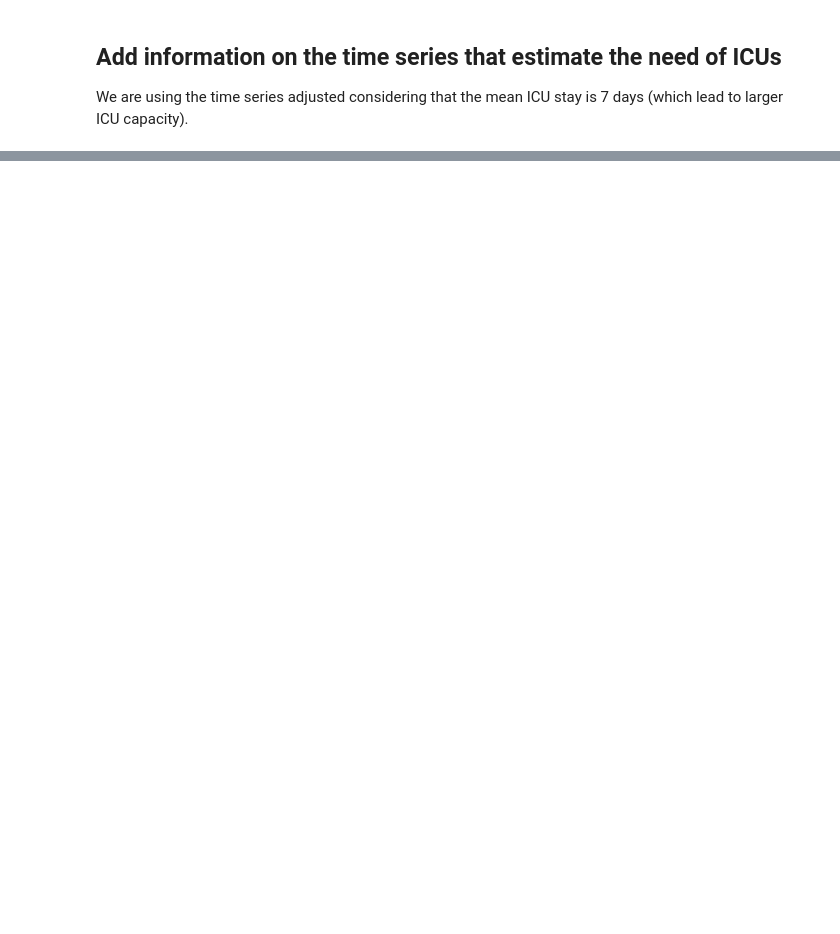
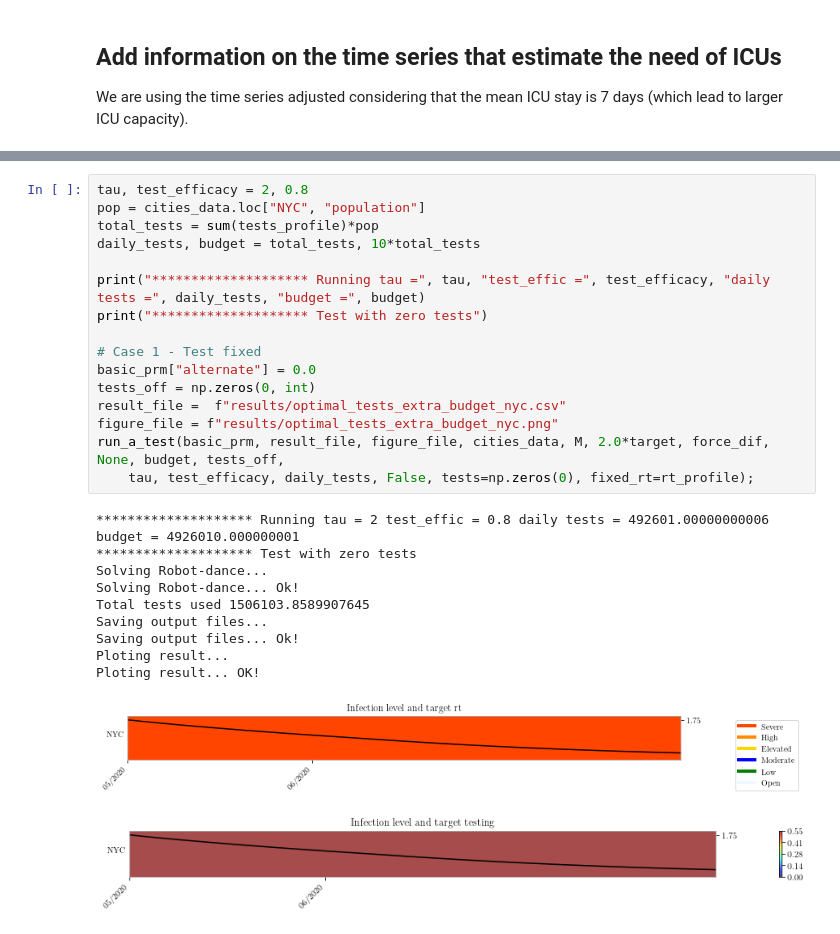
Before and after one commit to pjssilva/Robot-dance, a Jupyter notebook: test_control_test.ipynb, the cells around one changed output, grey strips where cells are left out. Cells and saved outputs as stored; diff of their text form; blank space fills up the shorter version.

```diff
--- a/test_control_test.ipynb
+++ b/test_control_test.ipynb
@@ -174,0 +274,28 @@ for tau, test_efficacy, daily_tests, budget in itertools.product(all_tau, all_te
+# %%
+tau, test_efficacy = 2, 0.8
+pop = cities_data.loc["NYC", "population"]
+total_tests = sum(tests_profile)*pop
+daily_tests, budget = total_tests, 10*total_tests
+
+print("******************** Running tau =", tau, "test_effic =", test_efficacy, "daily tests =", daily_tests, "budget =", budget)
+print("******************** Test with zero tests")
+
+# Case 1 - Test fixed
+basic_prm["alternate"] = 0.0
+tests_off = np.zeros(0, int)
+result_file =  f"results/optimal_tests_extra_budget_nyc.csv"
+figure_file = f"results/optimal_tests_extra_budget_nyc.png"
+run_a_test(basic_prm, result_file, figure_file, cities_data, M, 2.0*target, force_dif, None, budget, tests_off,
+    tau, test_efficacy, daily_tests, False, tests=np.zeros(0), fixed_rt=rt_profile);
+# %% [output]
+******************** Running tau = 2 test_effic = 0.8 daily tests = 492601.00000000006 budget = 4926010.000000001
+******************** Test with zero tests
+Solving Robot-dance...
+Solving Robot-dance... Ok!
+Total tests used 1506103.8589907645
+Saving output files...
+Saving output files... Ok!
+Ploting result...
+Ploting result... OK!
+[figure, added]
+[figure, added]
```
Also changed, not shown: parts of 19 cells of this notebook, 18 other files.
